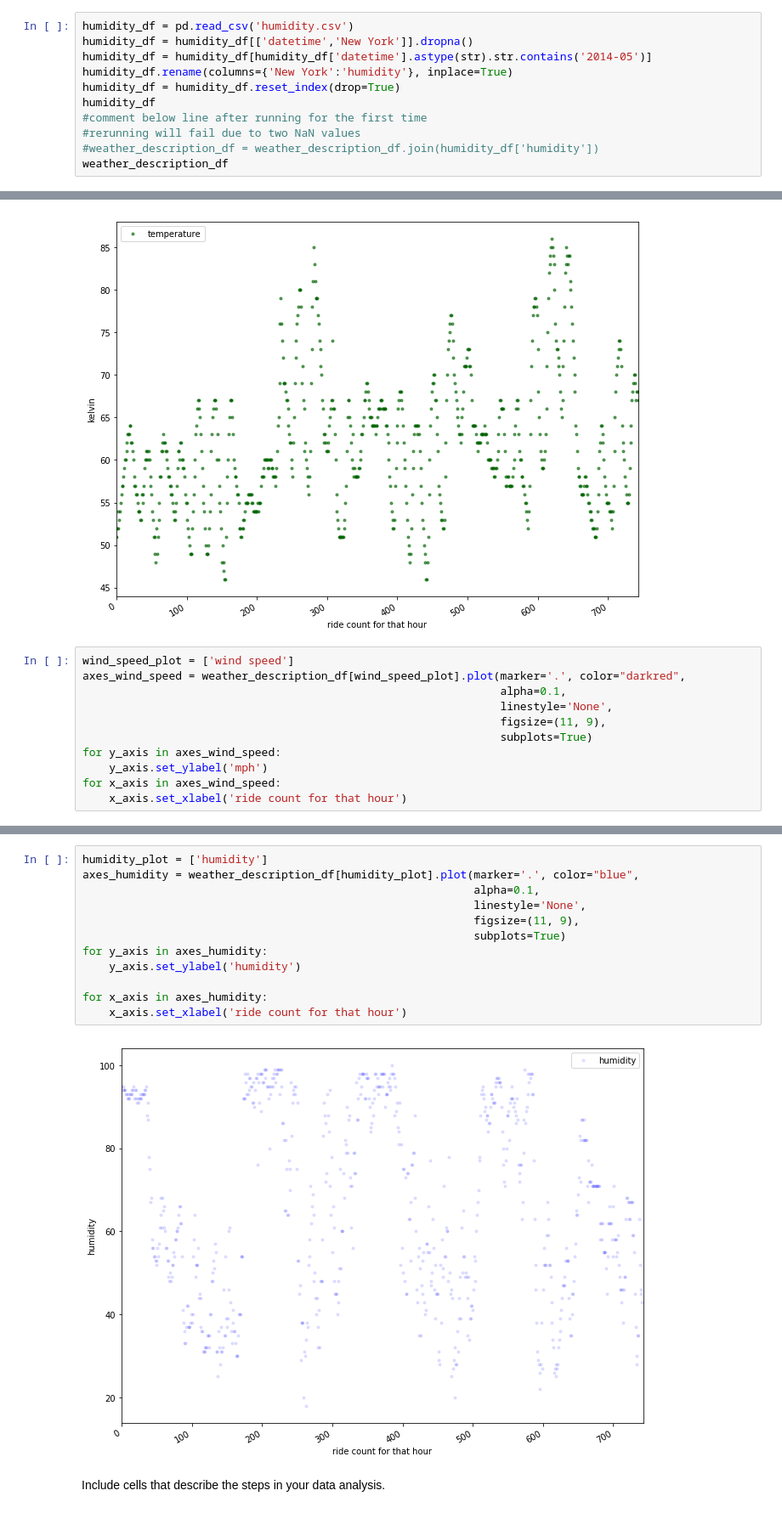
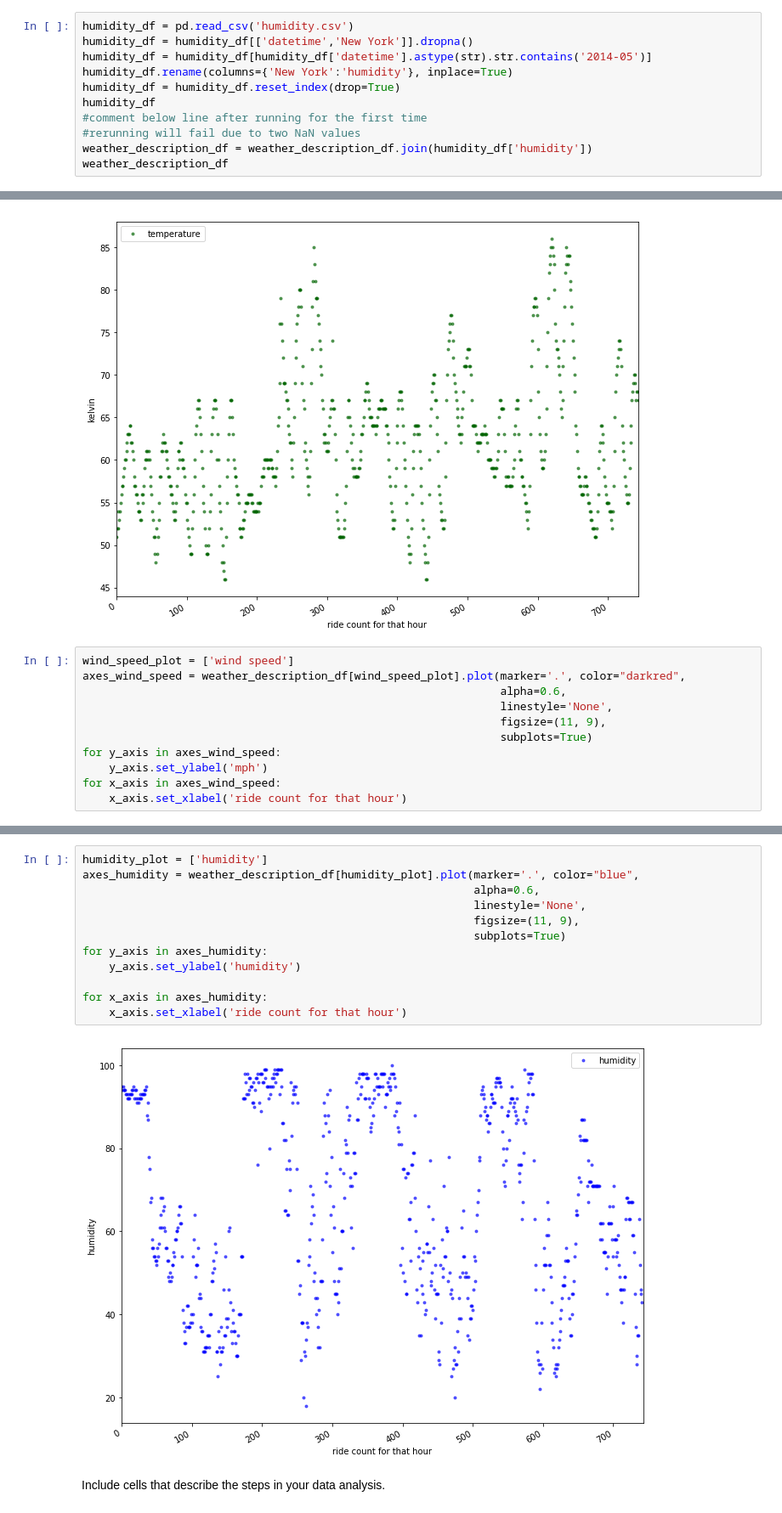
Before and after one commit to zil011/COGS108_Final_Project, a Jupyter notebook: FinalProject.ipynb, the cells around one changed output, grey strips where cells are left out. Shown at 85% size. Cells and saved outputs as stored; diff of their text form.

Commit message:
dateset and change alpha of plot

```diff
--- a/FinalProject.ipynb
+++ b/FinalProject.ipynb
@@ -264,6 +265,6 @@ humidity_df = humidity_df.reset_index(drop=True)
 humidity_df
 #comment below line after running for the first time
 #rerunning will fail due to two NaN values
-#weather_description_df = weather_description_df.join(humidity_df['humidity'])
+weather_description_df = weather_description_df.join(humidity_df['humidity'])
 weather_description_df
 # %% [output]
@@ -349,7 +352,7 @@ for x_axis in axes_temperature:
 # %%
 wind_speed_plot = ['wind speed']
 axes_wind_speed = weather_description_df[wind_speed_plot].plot(marker='.', color="darkred",
-                                                               alpha=0.1,
+                                                               alpha=0.6,
                                                                linestyle='None',
                                                                figsize=(11, 9),
                                                                subplots=True)
@@ -362,17 +365,17 @@ for x_axis in axes_wind_speed:
 # %%
 humidity_plot = ['humidity']
 axes_humidity = weather_description_df[humidity_plot].plot(marker='.', color="blue",
-                                                           alpha=0.1,
+                                                           alpha=0.6,
                                                            linestyle='None',
                                                            figsize=(11, 9),
                                                            subplots=True)
 for y_axis in axes_humidity:
     y_axis.set_ylabel('humidity')
 
 for x_axis in axes_humidity:
     x_axis.set_xlabel('ride count for that hour')
 # %% [output]
-[figure, old version]
+[figure, new version]
 # %% [markdown]
 Include cells that describe the steps in your data analysis.
 # %%
```
Also changed, not shown: parts of 5 cells of this notebook.
